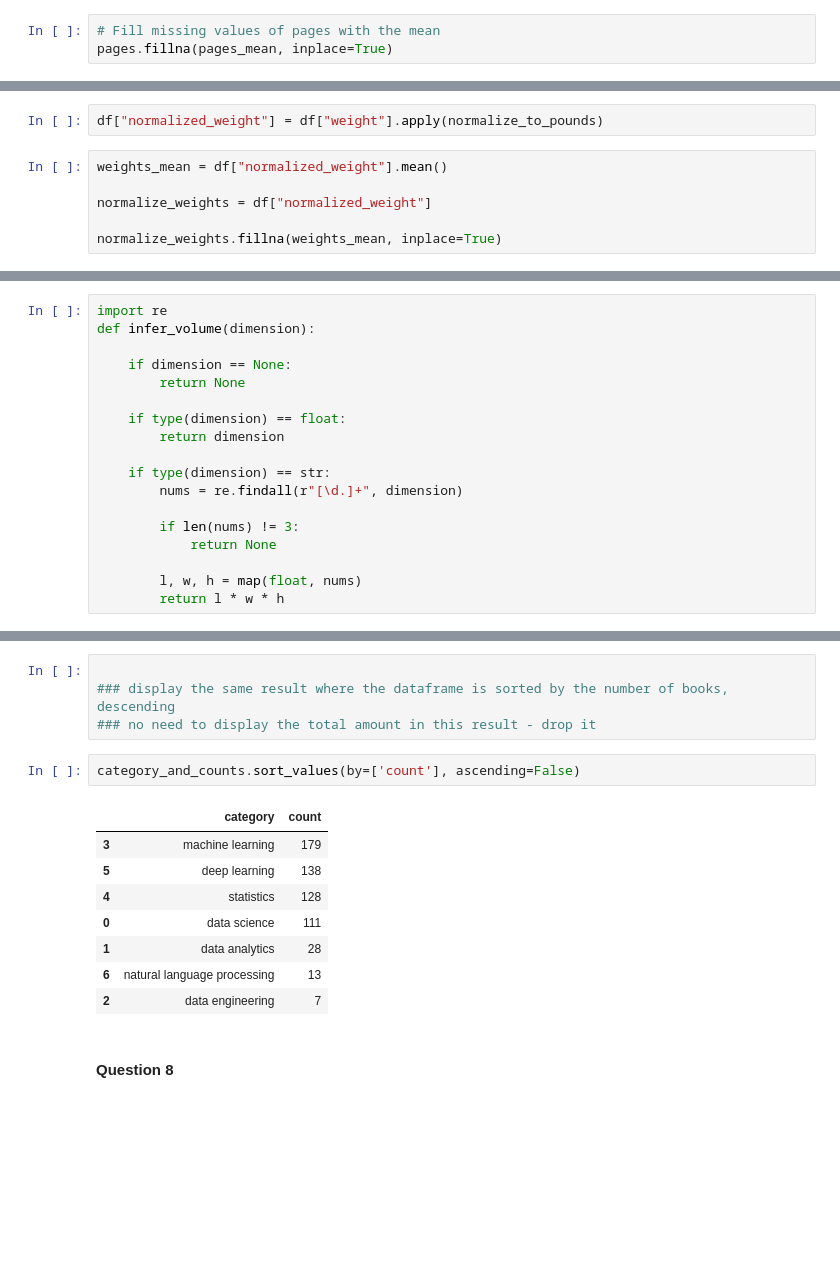
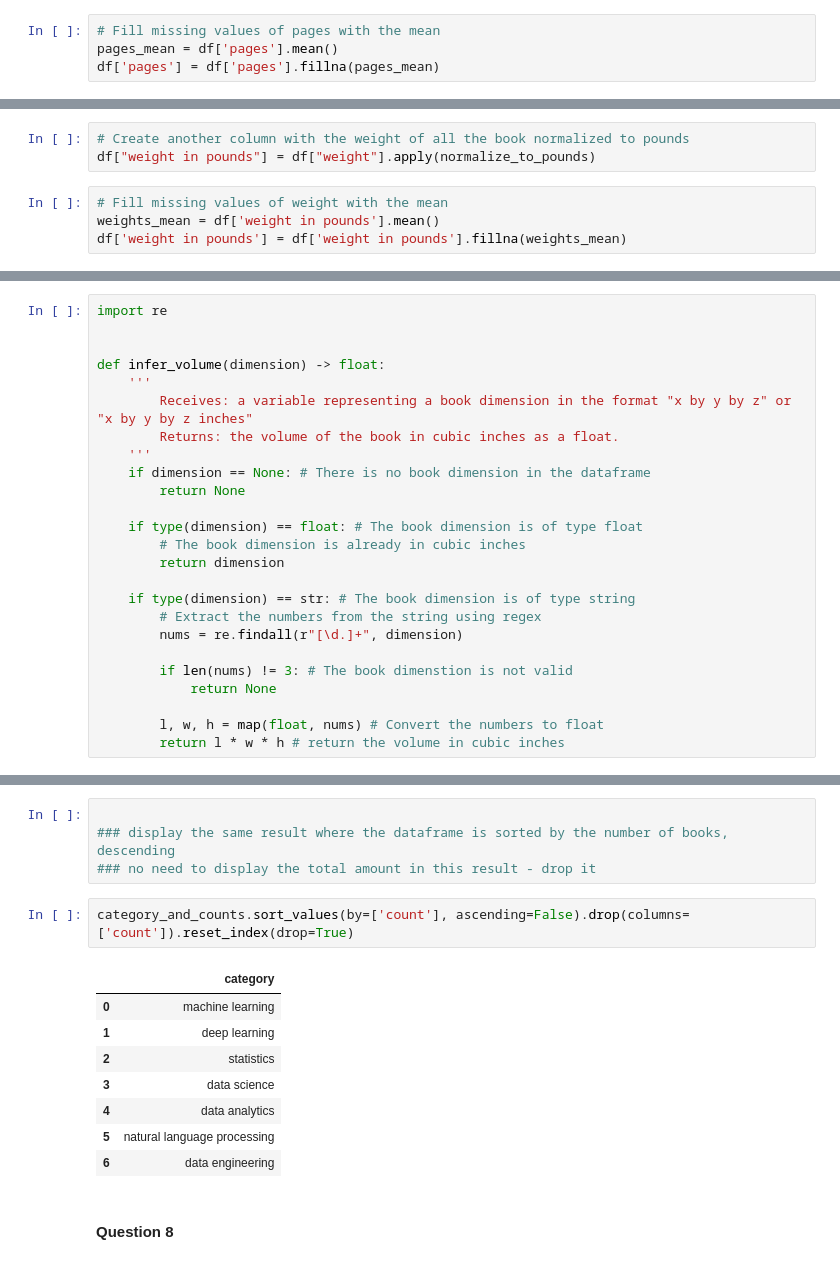
Before and after one commit to jshef747/Python-Homework2, a Jupyter notebook: assignment2-task2.ipynb, the cells around one changed output, grey strips where cells are left out. Cells and saved outputs as stored; diff of their text form; blank space fills up the shorter version.

```diff
--- a/assignment2-task2.ipynb
+++ b/assignment2-task2.ipynb
@@ -71,6 +68,7 @@ pages_mean = pages.mean()
 # %%
 # Fill missing values of pages with the mean
-pages.fillna(pages_mean, inplace=True)
+pages_mean = df['pages'].mean()
+df['pages'] = df['pages'].fillna(pages_mean)
 # %%
 df['pages'].hist(bins=50)
 plt.title("Histogram of books' number of pages")
@@ -123,11 +126,10 @@ def normalize_to_pounds(book_obj):
 
         return None
 # %%
-df["normalized_weight"] = df["weight"].apply(normalize_to_pounds)
+# Create another column with the weight of all the book normalized to pounds
+df["weight in pounds"] = df["weight"].apply(normalize_to_pounds)
 # %%
-weights_mean = df["normalized_weight"].mean()
-
-normalize_weights = df["normalized_weight"]
-
-normalize_weights.fillna(weights_mean, inplace=True)
+# Fill missing values of weight with the mean
+weights_mean = df['weight in pounds'].mean()
+df['weight in pounds'] = df['weight in pounds'].fillna(weights_mean)
 # %%
@@ -157,19 +161,26 @@ array([<class 'str'>, <class 'float'>], dtype=object)
 # %%
 import re
-def infer_volume(dimension):
 
-    if dimension == None:
+
+def infer_volume(dimension) -> float:
+    '''
+        Receives: a variable representing a book dimension in the format "x by y by z" or "x by y by z inches"
+        Returns: the volume of the book in cubic inches as a float.
+    '''
+    if dimension == None: # There is no book dimension in the dataframe
         return None
 
-    if type(dimension) == float:
+    if type(dimension) == float: # The book dimension is of type float
+        # The book dimension is already in cubic inches
         return dimension
 
-    if type(dimension) == str:
+    if type(dimension) == str: # The book dimension is of type string
+        # Extract the numbers from the string using regex
         nums = re.findall(r"[\d.]+", dimension)
 
-        if len(nums) != 3:
+        if len(nums) != 3: # The book dimenstion is not valid
             return None
 
-        l, w, h = map(float, nums)
-        return l * w * h
+        l, w, h = map(float, nums) # Convert the numbers to float
+        return l * w * h # return the volume in cubic inches
 # %%
@@ -236,16 +253,16 @@ category_and_counts
 ### display the same result where the dataframe is sorted by the number of books, descending
 ### no need to display the total amount in this result - drop it
 # %%
-category_and_counts.sort_values(by=['count'], ascending=False)
+category_and_counts.sort_values(by=['count'], ascending=False).drop(columns=['count']).reset_index(drop=True)
 # %% [output]
-|  | category | count |
-| 3 | machine learning | 179 |
-| 5 | deep learning | 138 |
-| 4 | statistics | 128 |
-| 0 | data science | 111 |
-| 1 | data analytics | 28 |
-| 6 | natural language processing | 13 |
-| 2 | data engineering | 7 |
+|  | category |
+| 0 | machine learning |
+| 1 | deep learning |
+| 2 | statistics |
+| 3 | data science |
+| 4 | data analytics |
+| 5 | natural language processing |
+| 6 | data engineering |
 # %% [markdown]
 #### Question 8
 # %%
```
Also changed, not shown: parts of 21 cells of this notebook.
